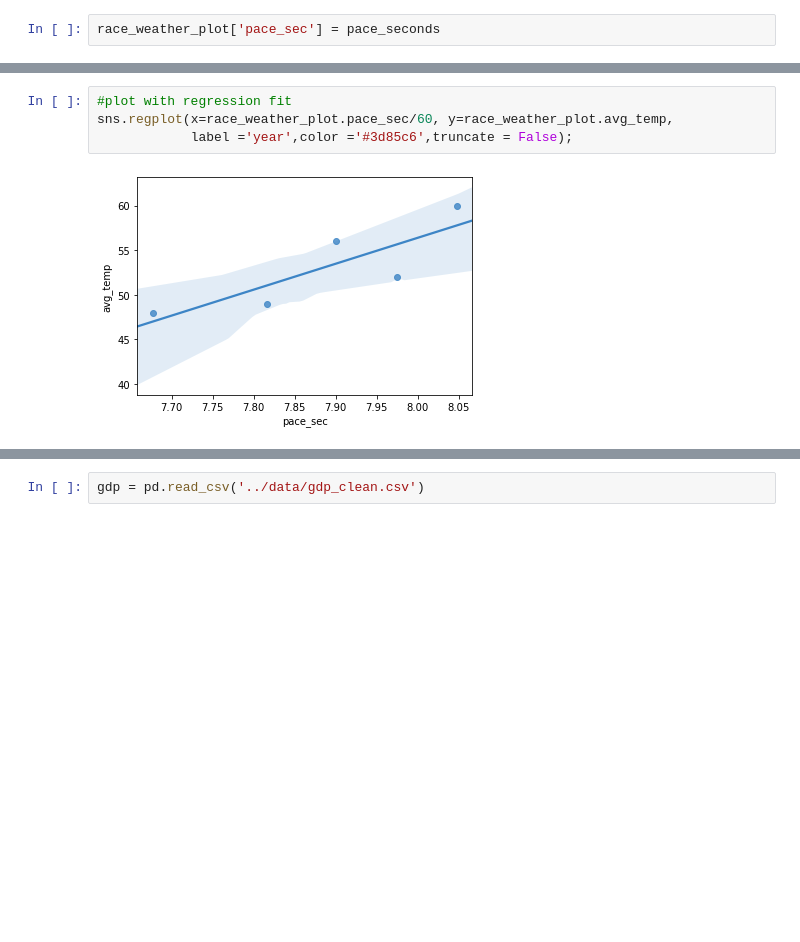
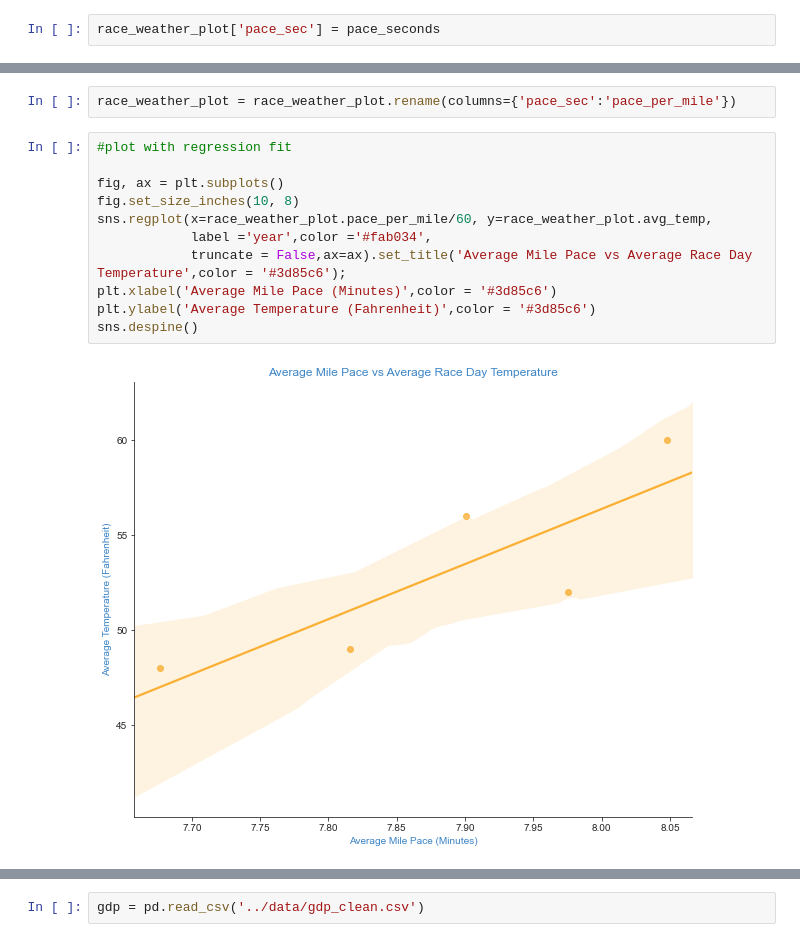
Before and after one commit to nmuldowney/nyc-marathon-capstone, a Jupyter notebook: notebooks/nyc_weather_and_gdp_eda.ipynb, the cells around one changed output, grey strips where cells are left out. Drawn from its saved outputs; the diff is of its cells as text; blank space fills up the shorter version.

Commit message:
race and weather graph with trendline & cleaned notebooks

```diff
--- a/notebooks/nyc_weather_and_gdp_eda.ipynb
+++ b/notebooks/nyc_weather_and_gdp_eda.ipynb
@@ -482,6 +470,15 @@ sns.pairplot(race_weather_plot, hue=None, hue_order=None,
+# %%
+race_weather_plot = race_weather_plot.rename(columns={'pace_sec':'pace_per_mile'})
 # %%
 #plot with regression fit
-sns.regplot(x=race_weather_plot.pace_sec/60, y=race_weather_plot.avg_temp,
-            label ='year',color ='#3d85c6',truncate = False);
+
+fig, ax = plt.subplots()
+fig.set_size_inches(10, 8)
+sns.regplot(x=race_weather_plot.pace_per_mile/60, y=race_weather_plot.avg_temp,
+            label ='year',color ='#fab034',
+            truncate = False,ax=ax).set_title('Average Mile Pace vs Average Race Day Temperature',color = '#3d85c6');
+plt.xlabel('Average Mile Pace (Minutes)',color = '#3d85c6')
+plt.ylabel('Average Temperature (Fahrenheit)',color = '#3d85c6')
+sns.despine()
 # %% [output]
-[figure, old version]
+[figure, new version]
```
Also changed, not shown: parts of 25 cells of this notebook, 1 other file.
